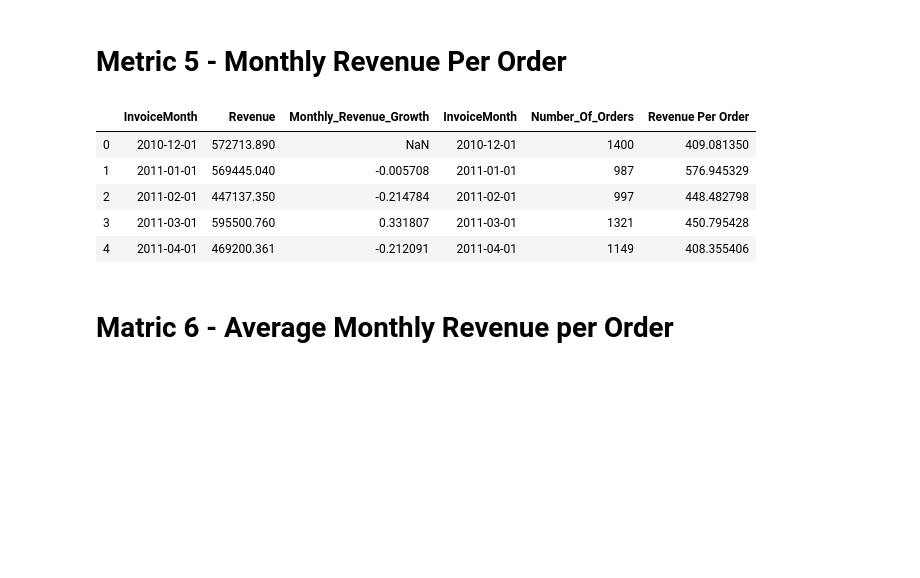
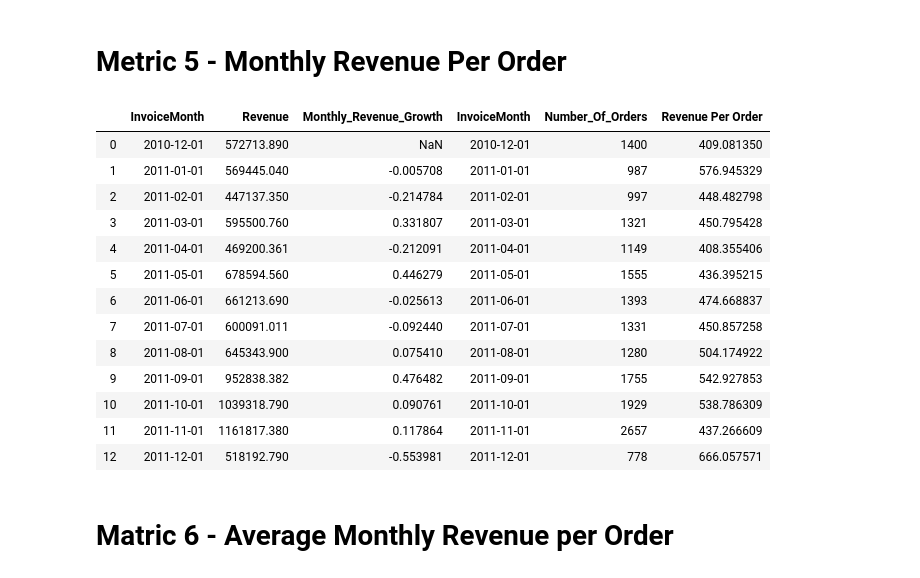
Before and after one commit to nikitamaloo/Part-1---Purchase-Data-Analysis--KPIs, a Jupyter notebook: Online Purchase Data Analysis - KPIs.ipynb, the cells around one changed output. Saved outputs shown, nothing was run; the diff lists cells and outputs as text; code cells hidden in the pictures; blank space fills up the shorter version.

```diff
--- a/Online Purchase Data Analysis - KPIs.ipynb
+++ b/Online Purchase Data Analysis - KPIs.ipynb
@@ -165,10 +165,10 @@ Name: InvoiceDate, dtype: object
 # %%
 import datetime as dt
 # %%
-def get_month(x):
+def get_year_month(x):
     return dt.datetime(x.year,x.month,1)
 # %%
-OnlineRetail['InvoiceMonth'] = OnlineRetail['InvoiceDate'].apply(get_month)
+OnlineRetail['InvoiceMonth'] = OnlineRetail['InvoiceDate'].apply(get_year_month)
 OnlineRetail.head()
 # %% [output]
 |  | InvoiceNo | StockCode | Description | Quantity | InvoiceDate | UnitPrice | CustomerID | Country | ... |
@@ -423,14 +423,22 @@ pyoff.iplot(fig)
 DF1 = pd.concat([Online_Revenue, Monthly_Order_Count], axis=1, join='inner')
 # %%
 DF1['Revenue Per Order'] = DF1['Revenue']/DF1['Number_Of_Orders']
-DF1.head()
+DF1
 # %% [output]
 |  | InvoiceMonth | Revenue | Monthly_Revenue_Growth | InvoiceMonth | Number_Of_Orders | Revenue Per Order |
 | 0 | 2010-12-01 | 572713.890 | NaN | 2010-12-01 | 1400 | 409.081350 |
 | 1 | 2011-01-01 | 569445.040 | -0.005708 | 2011-01-01 | 987 | 576.945329 |
 | 2 | 2011-02-01 | 447137.350 | -0.214784 | 2011-02-01 | 997 | 448.482798 |
 | 3 | 2011-03-01 | 595500.760 | 0.331807 | 2011-03-01 | 1321 | 450.795428 |
 | 4 | 2011-04-01 | 469200.361 | -0.212091 | 2011-04-01 | 1149 | 408.355406 |
+| 5 | 2011-05-01 | 678594.560 | 0.446279 | 2011-05-01 | 1555 | 436.395215 |
+| 6 | 2011-06-01 | 661213.690 | -0.025613 | 2011-06-01 | 1393 | 474.668837 |
+| 7 | 2011-07-01 | 600091.011 | -0.092440 | 2011-07-01 | 1331 | 450.857258 |
+| 8 | 2011-08-01 | 645343.900 | 0.075410 | 2011-08-01 | 1280 | 504.174922 |
+| 9 | 2011-09-01 | 952838.382 | 0.476482 | 2011-09-01 | 1755 | 542.927853 |
+| 10 | 2011-10-01 | 1039318.790 | 0.090761 | 2011-10-01 | 1929 | 538.786309 |
+| 11 | 2011-11-01 | 1161817.380 | 0.117864 | 2011-11-01 | 2657 | 437.266609 |
+| 12 | 2011-12-01 | 518192.790 | -0.553981 | 2011-12-01 | 778 | 666.057571 |
 # %% [markdown]
 # Matric 6 - Average Monthly Revenue per Order
 # %%
```
Also changed, not shown: parts of 2 cells of this notebook.
